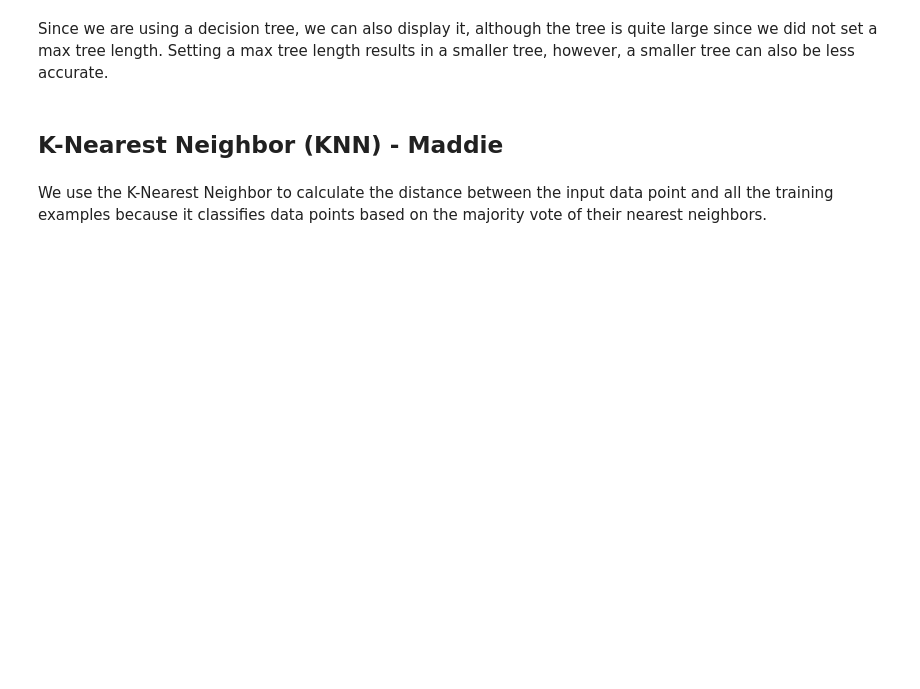
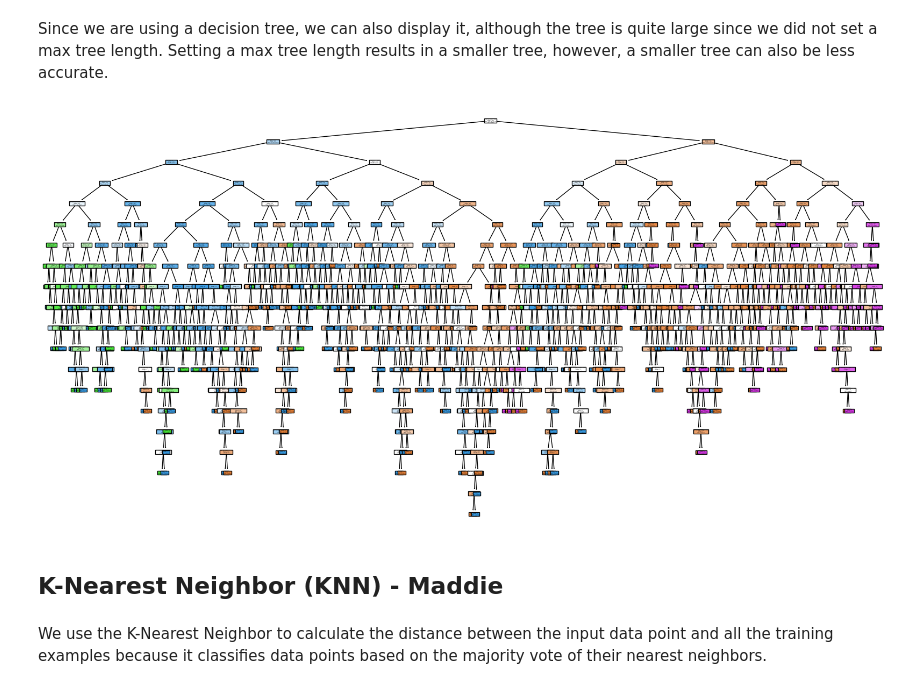
Before and after one commit to itspennyh/CSC177_Classification_Models, a Jupyter notebook: prev_proj_classification/housing_classification.ipynb, the cells around one changed output. Saved outputs shown, nothing was run; the diff lists cells and outputs as text; code cells hidden in the pictures; blank space fills up the shorter version.

```diff
--- a/prev_proj_classification/housing_classification.ipynb
+++ b/prev_proj_classification/housing_classification.ipynb
@@ -138,12 +138,11 @@ Decision Tree Accuracy: = 73.710819%
 # %% [markdown]
 Since we are using a decision tree, we can also display it, although the tree is quite large since we did not set a max tree length. Setting a max tree length results in a smaller tree, however, a smaller tree can also be less accurate.
 # %%
-# Displays the tree
-# TODO: UNCOMMENT THIS AND RUN BEFORE SUBMISSION, THIS CODE TAKES FOREVER TO RUN
-
-# plt.figure(figsize=(20,10))
-# plot_tree(dec_tree, filled=True, feature_names=X_train.columns, class_names=labels)
-# plt.show()
+plt.figure(figsize=(20,10))
+plot_tree(dec_tree, filled=True, feature_names=X_train.columns, class_names=labels)
+plt.show()
+# %% [output]
+[figure, added]
 # %% [markdown]
 ## K-Nearest Neighbor (KNN) - Maddie
 # %% [markdown]
```
Also changed, not shown: parts of 11 cells of this notebook.
